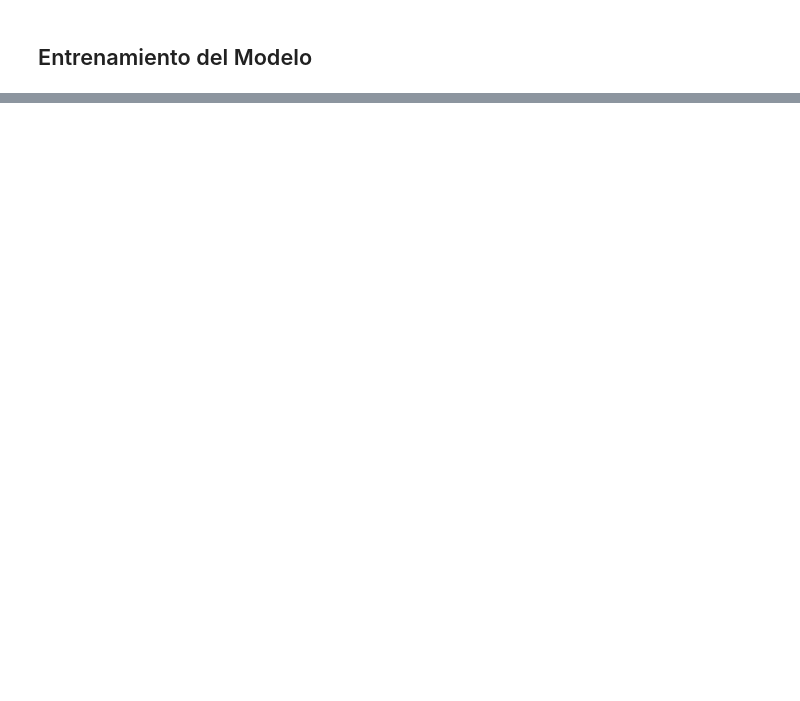
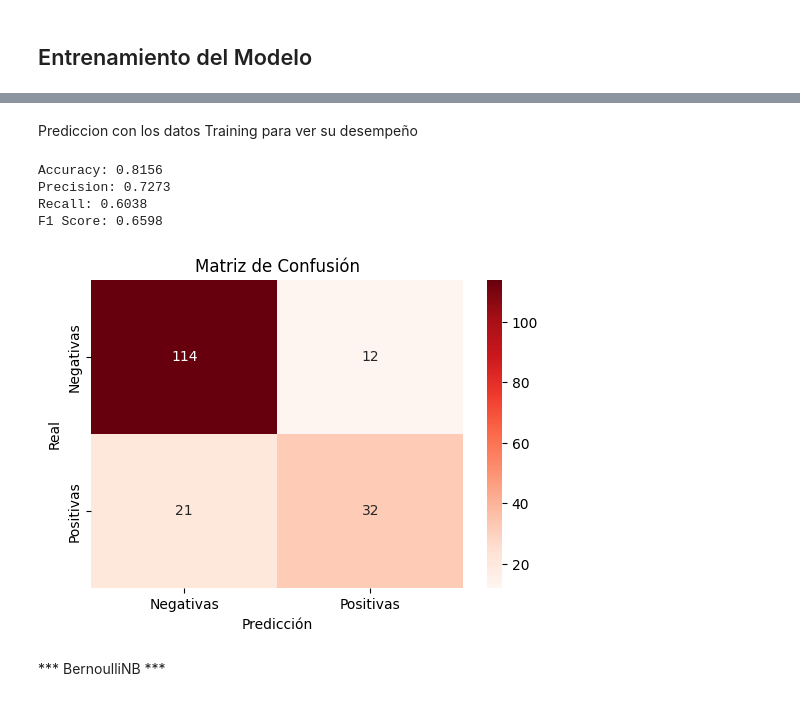
Before and after one commit to pcaliman2/20_Naive_Bayes_Alg, a Jupyter notebook: src/explore.ipynb, the cells around one changed output, grey strips where cells are left out. Drawn from its saved outputs; the diff is of its cells as text; code cells hidden in the pictures; blank space fills up the shorter version.

```diff
--- a/src/explore.ipynb
+++ b/src/explore.ipynb
@@ -121,3 +168,13 @@ Accuracy Train:  0.9859550561797753
+# %% [markdown]
+Prediccion con los datos Training para ver su desempeño
 # %%
-Precision_Omega(y_test, y_pred)
-Matriz_Confusion(y_test, y_pred)
+Precision_Omega(y_test, y_pred_test_multi)
+Matriz_Confusion(y_test, y_pred_test_multi)
+# %% [output]
+Accuracy: 0.8156
+Precision: 0.7273
+Recall: 0.6038
+F1 Score: 0.6598
+[figure, added]
+# %% [markdown]
+*** BernoulliNB ***
```
Also changed, not shown: parts of 21 cells of this notebook, 1 other file.
